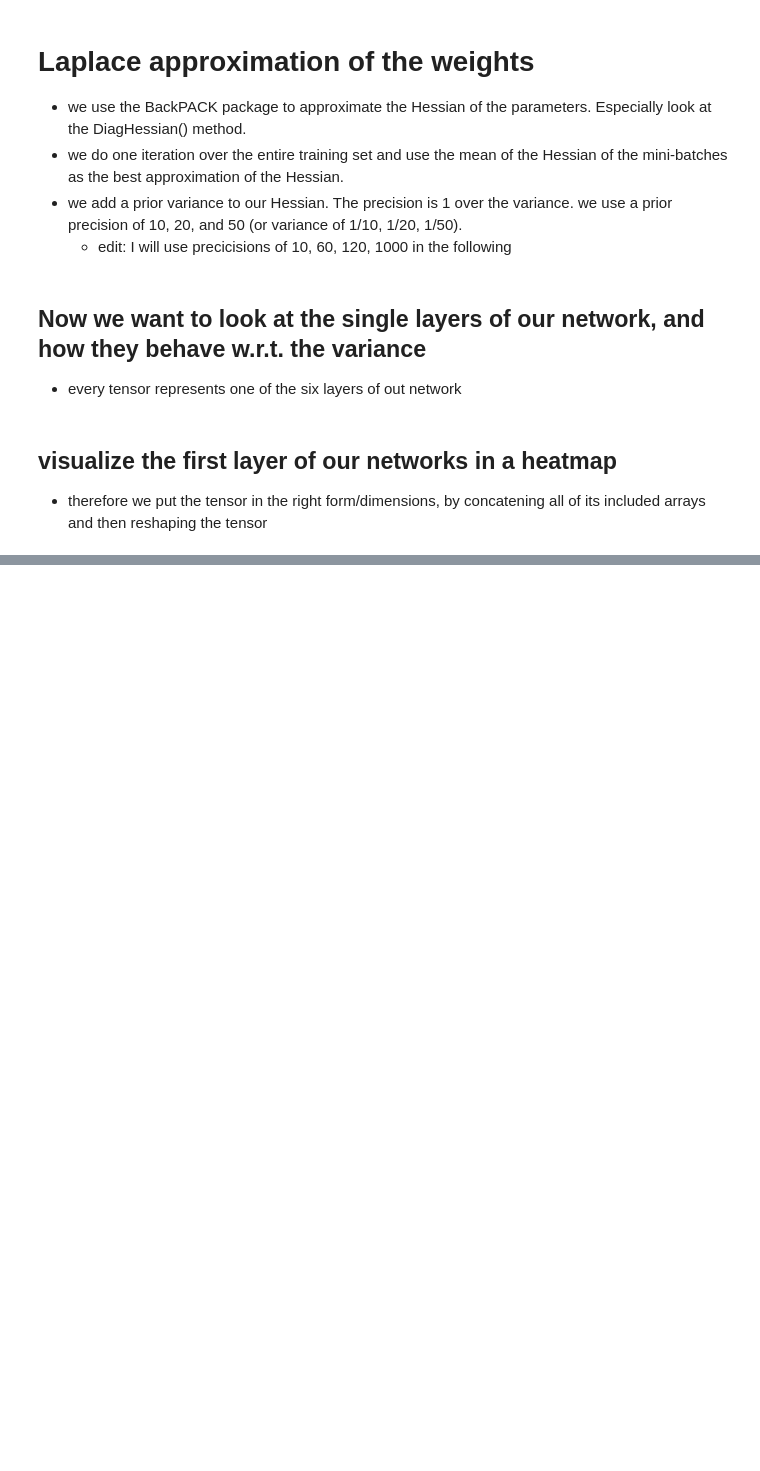
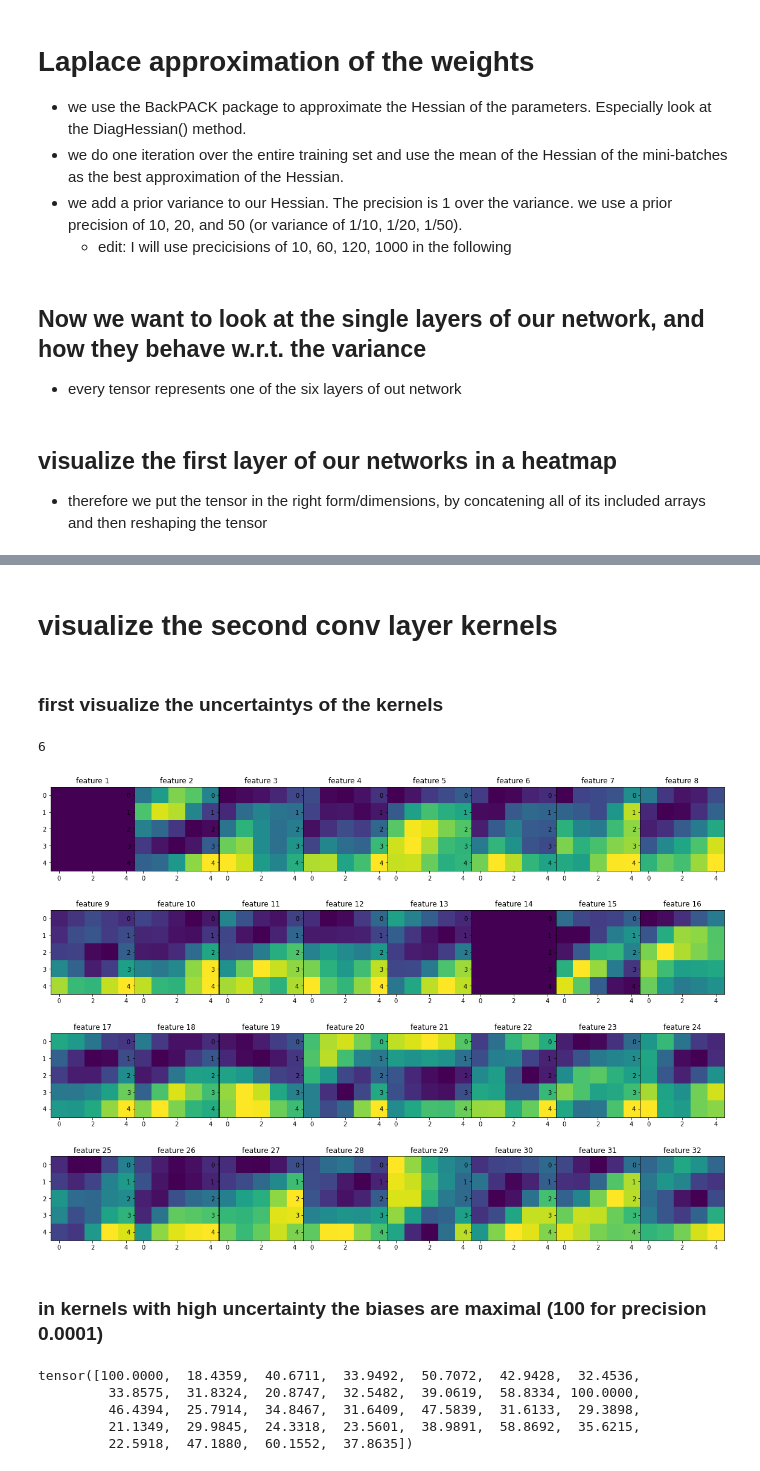
Before and after one commit to moreezee/BcThesisMK, a Jupyter notebook: Moritz_folder/Notebooks/seed_experiments/emnistNet.ipynb, the cells around one changed output, grey strips where cells are left out. Saved outputs shown, nothing was run; the diff lists cells and outputs as text; code cells hidden in the pictures; blank space fills up the shorter version.

```diff
--- a/Moritz_folder/Notebooks/seed_experiments/emnistNet.ipynb
+++ b/Moritz_folder/Notebooks/seed_experiments/emnistNet.ipynb
@@ -298,17 +318,47 @@ plt.hist(to_hist)
 # %%
-"""
-observe = [1, 8, 13, 14, 17, 24]
-f,c = plt.subplots(3,2)
-plt.figure(figsize=(20,20))
-c = c.ravel()
-for i in range(10):
-    test = np.array_split(a[i].detach().numpy(), 32)
-for idx, ax in enumerate(c):
-    ax.set_title(str(observe[idx] +1))
-    ax.hist(test[observe[idx]])
-plt.tight_layout()
+
+#observe = [1, 8, 13, 14, 17, 24]
+#f,c = plt.subplots(3,2)
+#plt.figure(figsize=(20,20))
+#c = c.ravel()
+#for i in range(10):
+#    test = np.array_split(a[i].detach().numpy(), 32)
+#for idx, ax in enumerate(c):
+#    ax.set_title(str(observe[idx] +1))
+#    ax.hist(test[observe[idx]])
+#plt.tight_layout()
 
 
 #for idx,ax in enumerate(a):
  #   ax.hist(test[observe[idx]])
- """
+# %% [markdown]
+# visualize the second conv layer kernels
+# %% [markdown]
+### first visualize the uncertaintys of the kernels
+# %%
+from random import randint
+
+#choose a random between 0 and 31 for 2nd dimension
+j = randint(0, 31)
+
+fig, axs = plt.subplots(4,8, figsize=(20, 15))
+fig.subplots_adjust(hspace = .001, wspace=.001)
+axs = axs.ravel()
+print(j)
+for i in range(32):
+    #for j in range(32):
+    axs[i].imshow(EMNIST_NN_Std_prec_00001[2][i][j])
+    axs[i].set_title('feature '+str(i+1))
+# %% [output]
+6
+[figure, added]
+# %% [markdown]
+### in kernels with high uncertainty the biases are maximal (100 for precision 0.0001)
+# %%
+print(EMNIST_NN_Std_prec_00001[3])
+# %% [output]
+tensor([100.0000,  18.4359,  40.6711,  33.9492,  50.7072,  42.9428,  32.4536,
+         33.8575,  31.8324,  20.8747,  32.5482,  39.0619,  58.8334, 100.0000,
+         46.4394,  25.7914,  34.8467,  31.6409,  47.5839,  31.6133,  29.3898,
+         21.1349,  29.9845,  24.3318,  23.5601,  38.9891,  58.8692,  35.6215,
+         22.5918,  47.1880,  60.1552,  37.8635])
```
Also changed, not shown: parts of 20 cells of this notebook, 6 other files.
